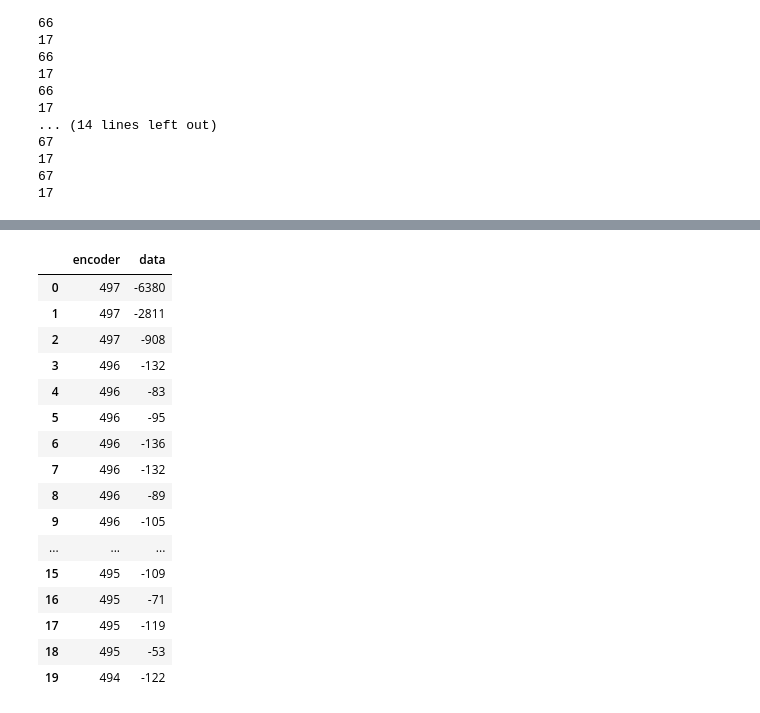
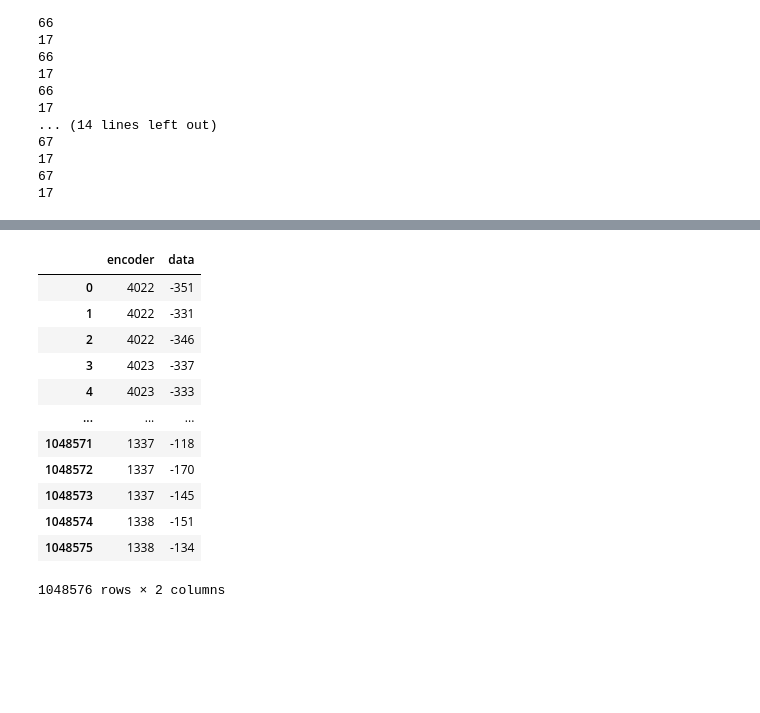
Before and after one commit to BuslaySt/Helmholz-Polymagnit, a Jupyter notebook: ReadData.ipynb, the cells around one changed output, grey strips where cells are left out. Cells and saved outputs as stored; diff of their text form; code cells hidden in the pictures; blank space fills up the shorter version.

```diff
--- a/ReadData.ipynb
+++ b/ReadData.ipynb
@@ -123,22 +95,18 @@ plt.plot(encoder)
 # %%
 # df = pd.DataFrame({'encoder' : encoder, 'data' : intline})
 # df.to_csv('data.csv')
-df.head(20)
+df
 # %% [output]
 |  | encoder | data |
-| 0 | 497 | -6380 |
-| 1 | 497 | -2811 |
-| 2 | 497 | -908 |
-| 3 | 496 | -132 |
-| 4 | 496 | -83 |
-| 5 | 496 | -95 |
-| 6 | 496 | -136 |
-| 7 | 496 | -132 |
-| 8 | 496 | -89 |
-| 9 | 496 | -105 |
+| 0 | 4022 | -351 |
+| 1 | 4022 | -331 |
+| 2 | 4022 | -346 |
+| 3 | 4023 | -337 |
+| 4 | 4023 | -333 |
 | ... | ... | ... |
-| 15 | 495 | -109 |
-| 16 | 495 | -71 |
-| 17 | 495 | -119 |
-| 18 | 495 | -53 |
-| 19 | 494 | -122 |
+| 1048571 | 1337 | -118 |
+| 1048572 | 1337 | -170 |
+| 1048573 | 1337 | -145 |
+| 1048574 | 1338 | -151 |
+| 1048575 | 1338 | -134 |
+1048576 rows × 2 columns
```
Also changed, not shown: parts of 7 cells of this notebook.
